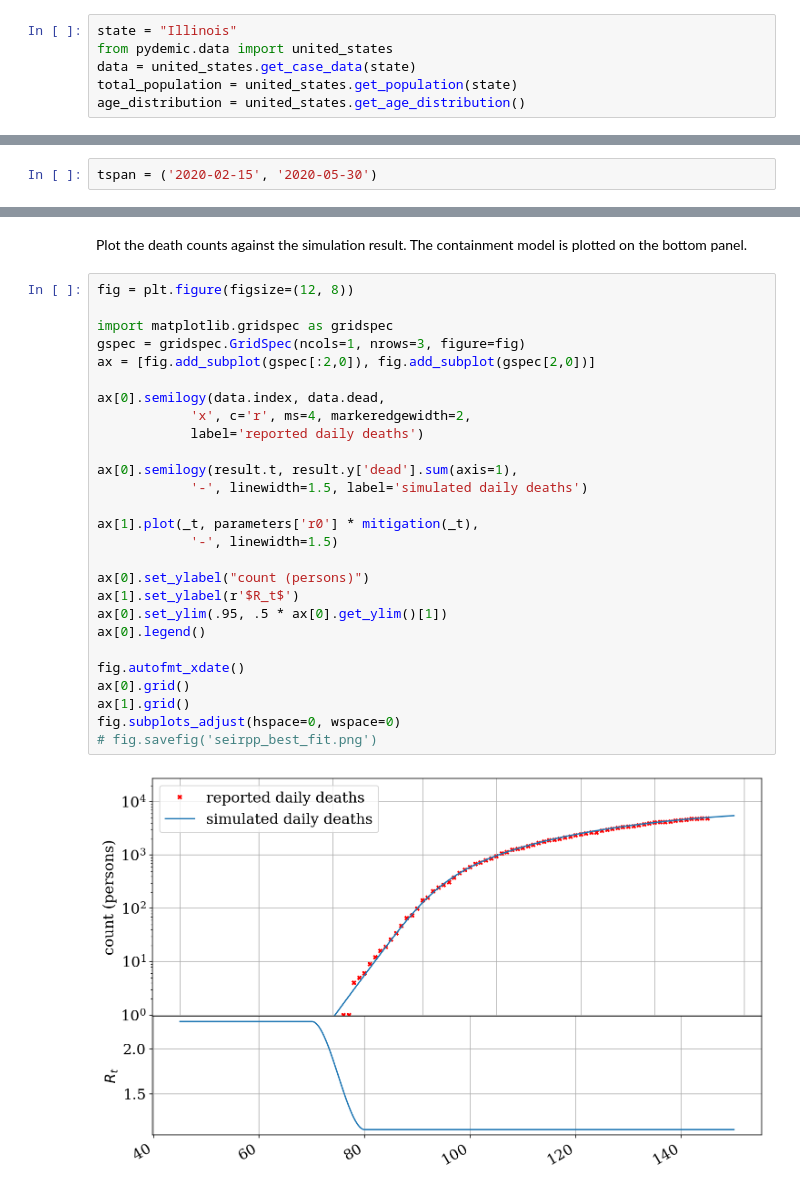
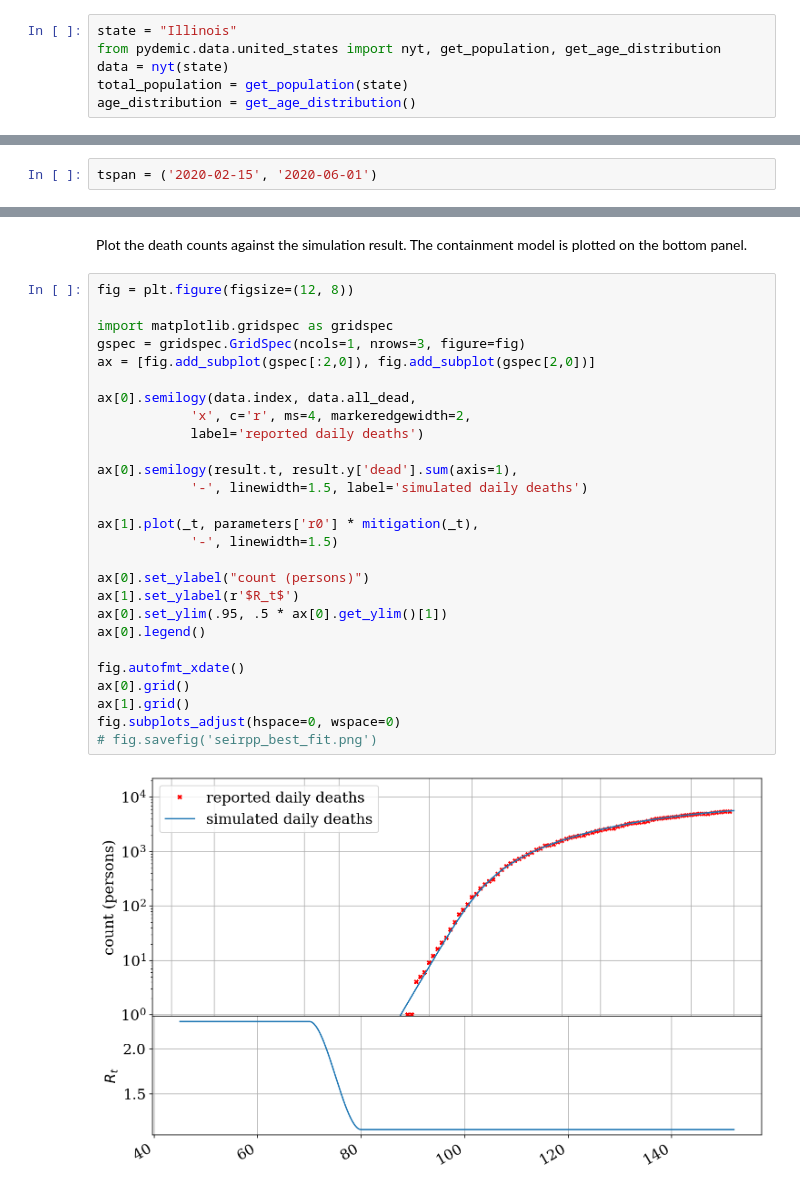
Before and after one commit to uiuc-covid19-modeling/pydemic, a Jupyter notebook: examples/SEIR++.ipynb, the cells around one changed output, grey strips where cells are left out. Cells and saved outputs as stored; diff of their text form.

Commit message:
simplify data parsing

```diff
--- a/examples/SEIR++.ipynb
+++ b/examples/SEIR++.ipynb
@@ -15,17 +15,17 @@ plt.rcParams['font.size'] = 16
 Specify a state. The current case data, total population, and age distribution models are then obtained.
 # %%
 state = "Illinois"
-from pydemic.data import united_states
-data = united_states.get_case_data(state)
-total_population = united_states.get_population(state)
-age_distribution = united_states.get_age_distribution()
+from pydemic.data.united_states import nyt, get_population, get_age_distribution
+data = nyt(state)
+total_population = get_population(state)
+age_distribution = get_age_distribution()
 # %% [markdown]
 Choose simulation time range.
 The initial time is specified as a non-integer number of days from 2020/1/1
 (as obtained from fitting), but the final day can be expressed as a date
 tuple (which is suitably converted by the `days_from` function).
 # %%
-tspan = ('2020-02-15', '2020-05-30')
+tspan = ('2020-02-15', '2020-06-01')
 # %% [markdown]
 Specify model parameters.
 # %%
@@ -113,29 +113,29 @@ The containment model is plotted on the bottom panel.
 # %%
 fig = plt.figure(figsize=(12, 8))
 
 import matplotlib.gridspec as gridspec
 gspec = gridspec.GridSpec(ncols=1, nrows=3, figure=fig)
 ax = [fig.add_subplot(gspec[:2,0]), fig.add_subplot(gspec[2,0])]
 
-ax[0].semilogy(data.index, data.dead,
+ax[0].semilogy(data.index, data.all_dead,
             'x', c='r', ms=4, markeredgewidth=2,
             label='reported daily deaths')
 
 ax[0].semilogy(result.t, result.y['dead'].sum(axis=1),
             '-', linewidth=1.5, label='simulated daily deaths')
 
 ax[1].plot(_t, parameters['r0'] * mitigation(_t),
             '-', linewidth=1.5)
 
 ax[0].set_ylabel("count (persons)")
 ax[1].set_ylabel(r'$R_t$')
 ax[0].set_ylim(.95, .5 * ax[0].get_ylim()[1])
 ax[0].legend()
 
 fig.autofmt_xdate()
 ax[0].grid()
 ax[1].grid()
 fig.subplots_adjust(hspace=0, wspace=0)
 # fig.savefig('seirpp_best_fit.png')
 # %% [output]
-[figure, old version]
+[figure, new version]
```
Also changed, not shown: parts of 2 cells of this notebook, 8 other files.
